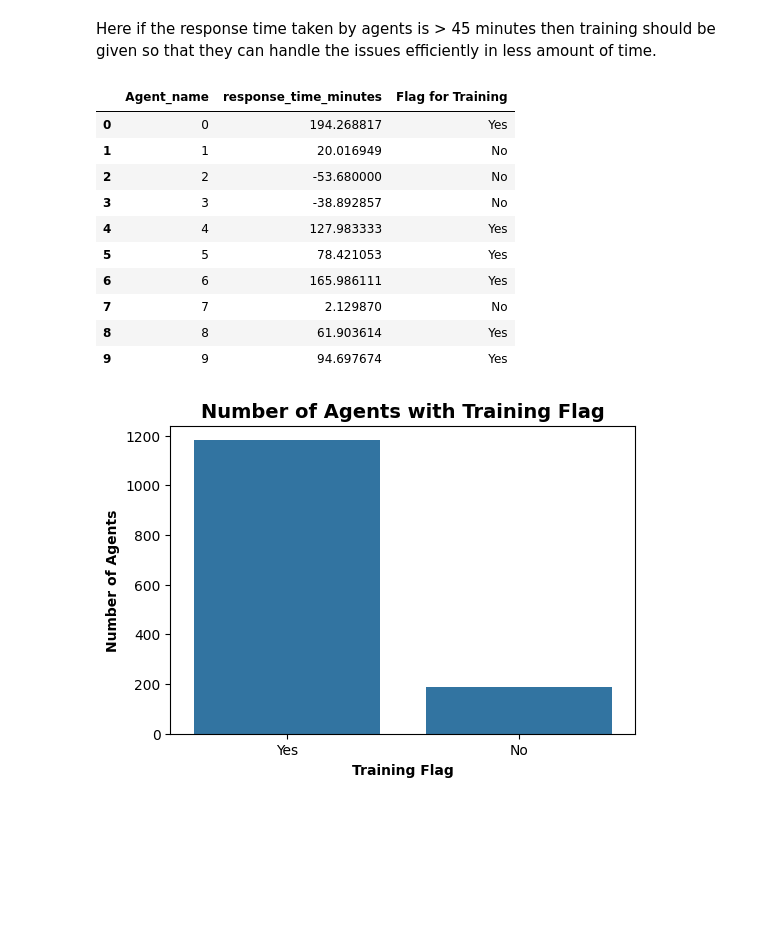
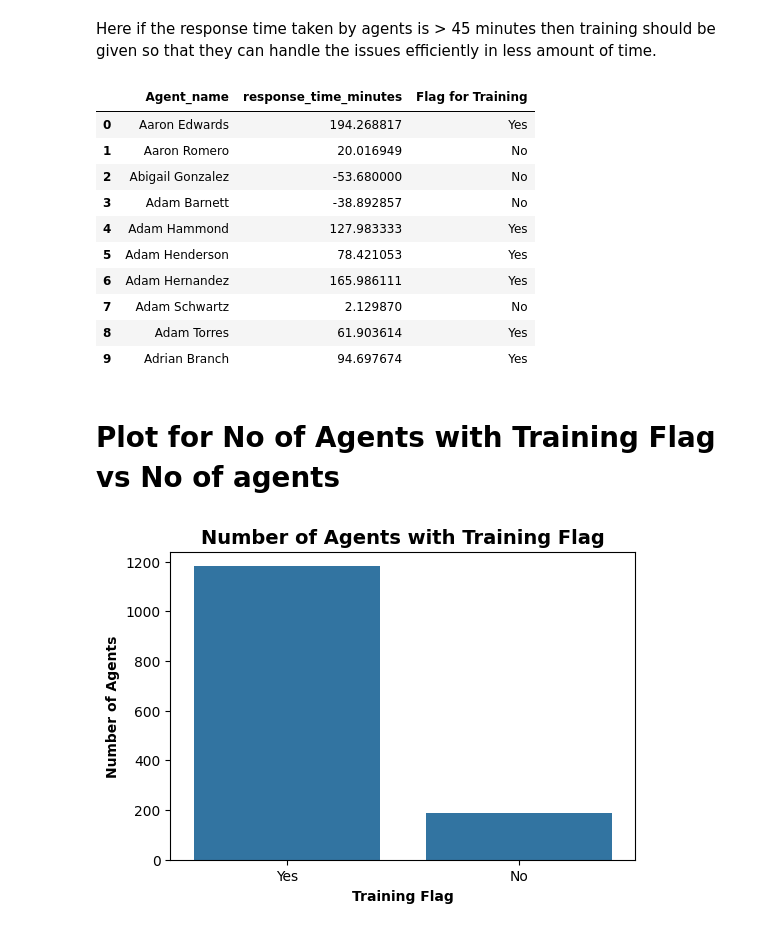
Before and after one commit to poojabongale/Flipkart-, a Jupyter notebook: Flipkart.ipynb, the cells around one changed output. Cells and saved outputs as stored; diff of their text form; code cells hidden in the pictures; blank space fills up the shorter version.

```diff
--- a/Flipkart.ipynb
+++ b/Flipkart.ipynb
@@ -405,22 +458,30 @@ plt.show()
 # %% [markdown]
 Here if the response time taken by agents is > 45 minutes then training should be given so that they can handle the issues efficiently in less amount of time.
 # %%
+# Group by agent and calculate average response time
 agent_response = df.groupby('Agent_name')['response_time_minutes'].mean().reset_index()
-agent_response['Flag for Training'] = agent_response['response_time_minutes'].apply(lambda x: 'Yes' if x > 45 else 'No')
-# Show top 10 agents with training flag
+
+# Flag for training
+agent_response['Flag for Training'] = agent_response['response_time_minutes'].apply(
+    lambda x: 'Yes' if x > 45 else 'No'
+)
+
+# Show top 10
 agent_response[['Agent_name', 'response_time_minutes', 'Flag for Training']].head(10)
 # %% [output]
 |  | Agent_name | response_time_minutes | Flag for Training |
-| 0 | 0 | 194.268817 | Yes |
-| 1 | 1 | 20.016949 | No |
-| 2 | 2 | -53.680000 | No |
-| 3 | 3 | -38.892857 | No |
-| 4 | 4 | 127.983333 | Yes |
-| 5 | 5 | 78.421053 | Yes |
-| 6 | 6 | 165.986111 | Yes |
-| 7 | 7 | 2.129870 | No |
-| 8 | 8 | 61.903614 | Yes |
-| 9 | 9 | 94.697674 | Yes |
+| 0 | Aaron Edwards | 194.268817 | Yes |
+| 1 | Aaron Romero | 20.016949 | No |
+| 2 | Abigail Gonzalez | -53.680000 | No |
+| 3 | Adam Barnett | -38.892857 | No |
+| 4 | Adam Hammond | 127.983333 | Yes |
+| 5 | Adam Henderson | 78.421053 | Yes |
+| 6 | Adam Hernandez | 165.986111 | Yes |
+| 7 | Adam Schwartz | 2.129870 | No |
+| 8 | Adam Torres | 61.903614 | Yes |
+| 9 | Adrian Branch | 94.697674 | Yes |
+# %% [markdown]
+# **Plot for No of Agents with Training Flag vs No of agents**
 # %%
 plt.figure(figsize=(6, 4))
 sns.countplot(x='Flag for Training', data=agent_response)
```
Also changed, not shown: parts of 20 cells of this notebook.
